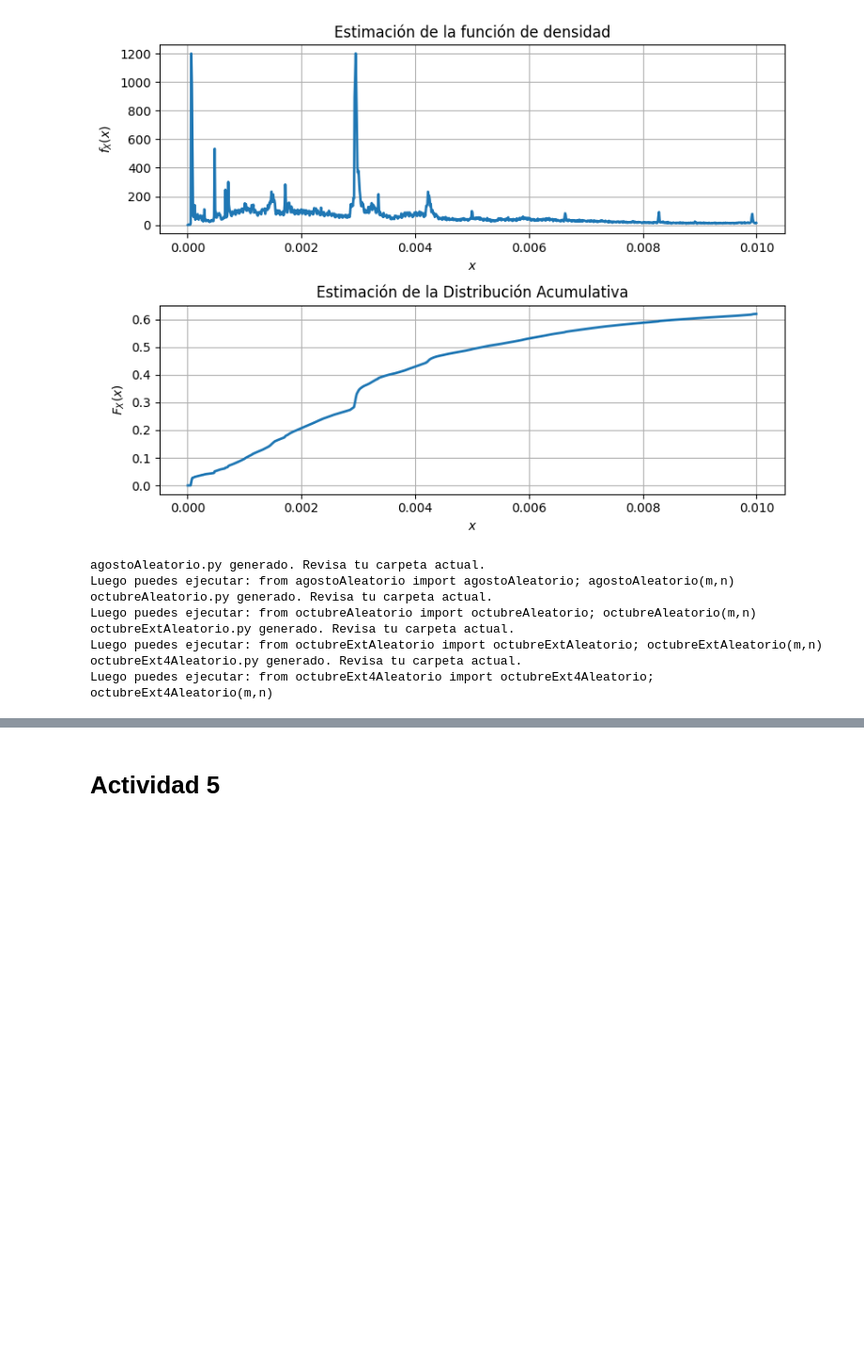
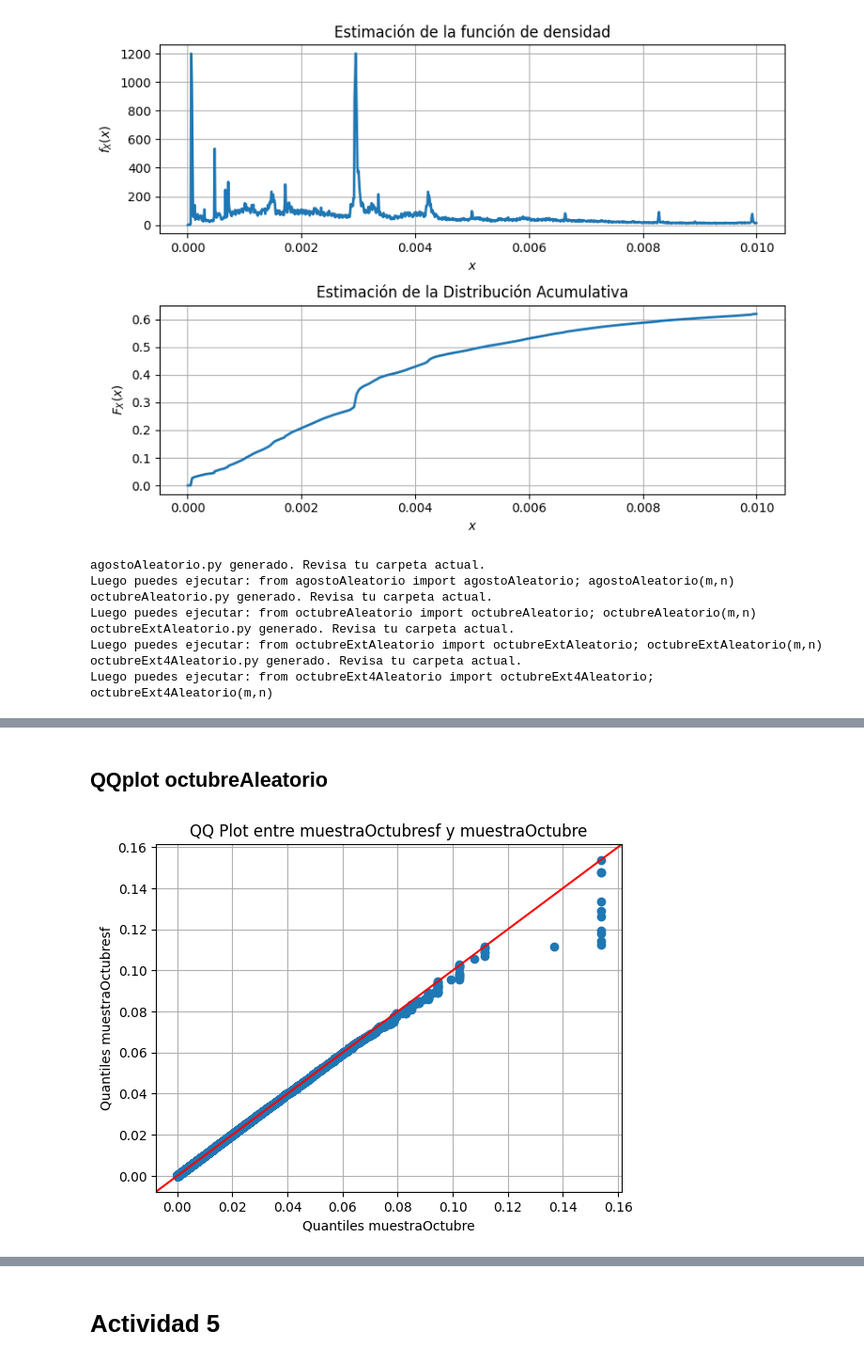
Before and after one commit to criss201x/ERLANG_B, a Jupyter notebook: notebooks/erlanb_b_base.ipynb, the cells around one changed output, grey strips where cells are left out. Shown at 94% size. Cells and saved outputs as stored; diff of their text form; code cells hidden in the pictures; blank space fills up the shorter version.

```diff
--- a/notebooks/erlanb_b_base.ipynb
+++ b/notebooks/erlanb_b_base.ipynb
@@ -355,0 +375,16 @@ Luego puedes ejecutar: from octubreExt4Aleatorio import octubreExt4Aleatorio; oc
+# %% [markdown]
+## QQplot octubreAleatorio
+# %%
+
+muestraOctubresf = octubreAleatorio.octubreAleatorio(1, 1000000)
+
+fig = sm.qqplot_2samples(muestraOctubre,muestraOctubresf , line='45')
+
+
+plt.title('QQ Plot entre muestraOctubresf y muestraOctubre')
+plt.xlabel('Quantiles muestraOctubre')
+plt.ylabel('Quantiles muestraOctubresf')
+plt.grid(True)
+plt.show()
+# %% [output]
+[figure, added]
```
Also changed, not shown: parts of 12 cells of this notebook.
